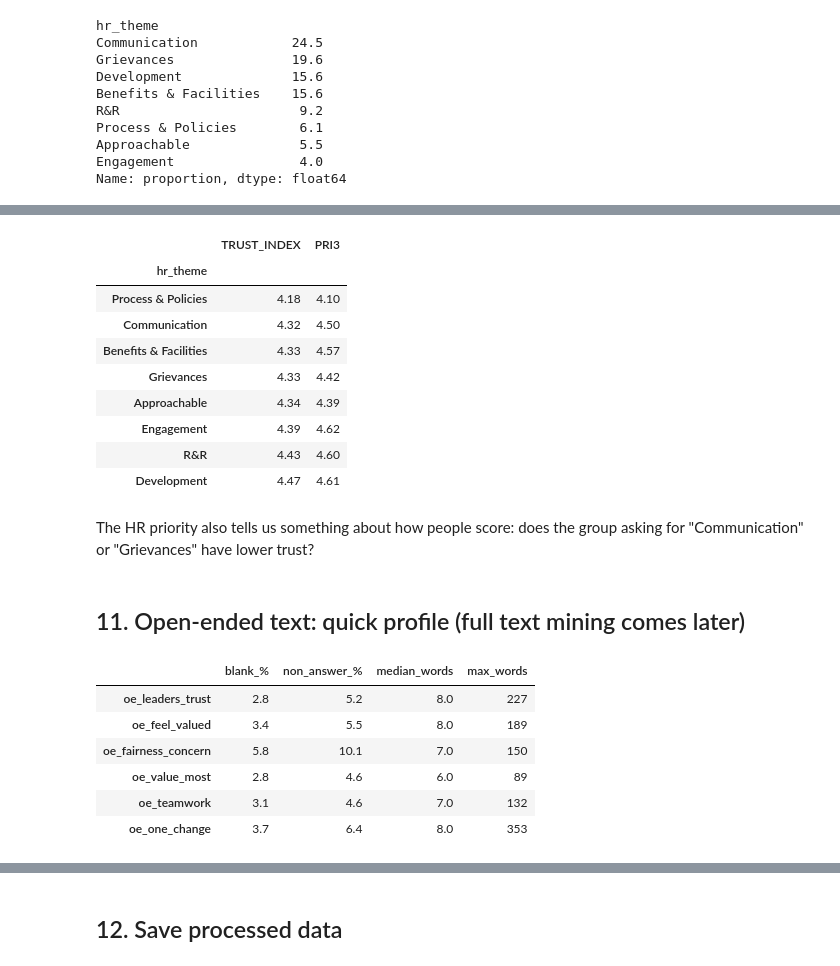
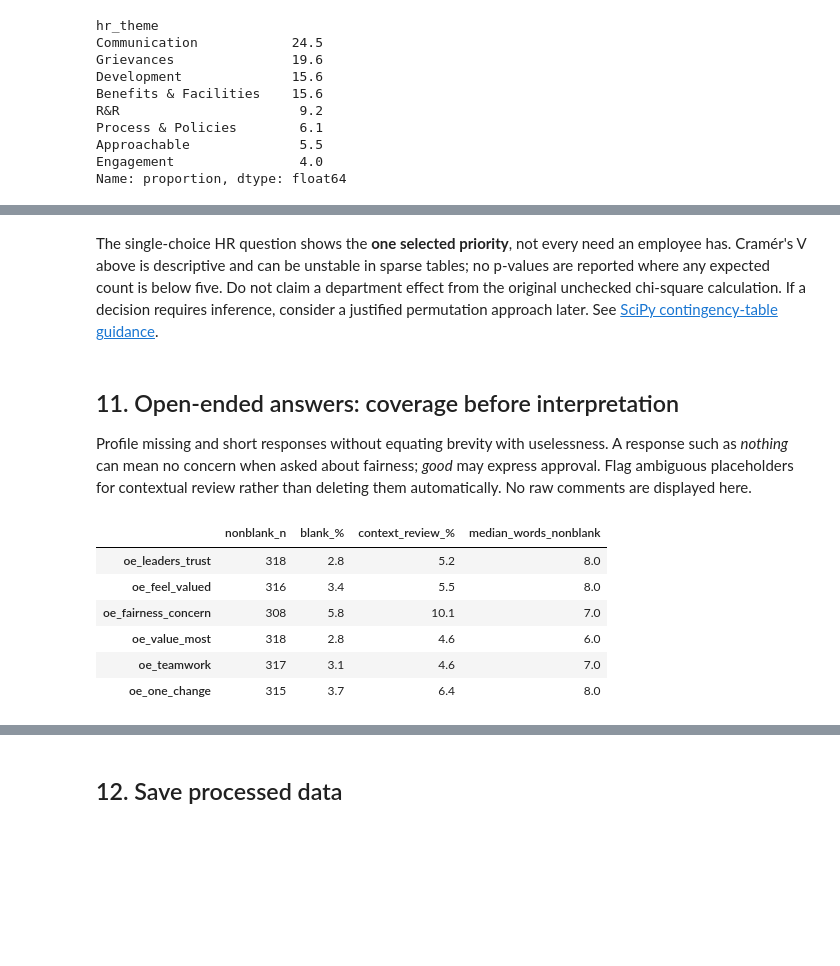
Before and after one commit to Shreyit/peoples_analytics_safewaterlines, a Jupyter notebook: notebooks/00_data_understanding_eda.ipynb, the cells around one changed output, grey strips where cells are left out. Cells and saved outputs as stored; diff of their text form; code cells hidden in the pictures; blank space fills up the shorter version.

```diff
--- a/notebooks/00_data_understanding_eda.ipynb
+++ b/notebooks/00_data_understanding_eda.ipynb
@@ -384,5 +354,5 @@ Name: count, dtype: int64
 for d in DIMS:
     df[d] = df[[f"{d}{i}" for i in range(1, 6)]].mean(axis=1)
 TI_ITEMS = [c for c in ITEMS if not c.startswith("OVR")]
-df["TRUST_INDEX"] = df[TI_ITEMS].mean(axis=1)
+df["CULTURE_MEAN"] = df[TI_ITEMS].mean(axis=1)
 df["fav_pct"] = (df[ITEMS] >= 4).mean(axis=1) * 100
@@ -810,35 +725,25 @@ pd.crosstab(df["tenure"], df["hr_theme"], normalize="index").round(2)
-# %%
-df.groupby("hr_theme")[["TRUST_INDEX", "PRI3"]].mean().round(2).sort_values("TRUST_INDEX")
-# %% [output]
-|  | TRUST_INDEX | PRI3 |
-| hr_theme |  |  |
-| Process & Policies | 4.18 | 4.10 |
-| Communication | 4.32 | 4.50 |
-| Benefits & Facilities | 4.33 | 4.57 |
-| Grievances | 4.33 | 4.42 |
-| Approachable | 4.34 | 4.39 |
-| Engagement | 4.39 | 4.62 |
-| R&R | 4.43 | 4.60 |
-| Development | 4.47 | 4.61 |
 # %% [markdown]
-The HR priority also tells us something about how people score: does the group asking for "Communication" or "Grievances" have lower trust?
+The single-choice HR question shows the **one selected priority**, not every need an employee has. Cramér's V above is descriptive and can be unstable in sparse tables; no p-values are reported where any expected count is below five. Do not claim a department effect from the original unchecked chi-square calculation. If a decision requires inference, consider a justified permutation approach later. See [SciPy contingency-table guidance](https://docs.scipy.org/doc/scipy/reference/generated/scipy.stats.chi2_contingency.html).
 # %% [markdown]
-## 11. Open-ended text: quick profile (full text mining comes later)
+## 11. Open-ended answers: coverage before interpretation
+
+Profile missing and short responses without equating brevity with uselessness. A response such as *nothing* can mean no concern when asked about fairness; *good* may express approval. Flag ambiguous placeholders for contextual review rather than deleting them automatically. No raw comments are displayed here.
 # %%
-txt = df[OE].astype("string").apply(lambda c: c.str.strip())
-EMPTY = r"^(nil|na|n/a|no|none|nothing|ok|okay|yes|good|-|\.|no comments?|nothing to say|all good|no suggestions?)\.?$"
+txt = df[OE].astype("string").apply(lambda c: c.str.strip().replace("", pd.NA))
+PLACEHOLDER = r"^(?:nil|na|n/a|no|none|nothing|ok|okay|yes|good|-|\.|no comments?|nothing to say|all good|no suggestions?)\.?$"
 profile = pd.DataFrame({
+    "nonblank_n": txt.notna().sum(),
     "blank_%": txt.isna().mean() * 100,
-    "non_answer_%": txt.apply(lambda c: c.str.lower().str.fullmatch(EMPTY).fillna(False)).mean() * 100,
-    "median_words": txt.apply(lambda c: c.str.split().str.len()).median(),
-    "max_words": txt.apply(lambda c: c.str.split().str.len()).max(),
-}).round(1)
-profile
+    "context_review_%": txt.apply(
+        lambda c: c.str.lower().str.fullmatch(PLACEHOLDER).fillna(False)).mean() * 100,
+    "median_words_nonblank": txt.apply(lambda c: c.str.split().str.len()).median(),
+})
+display(profile.round(1))
 # %% [output]
-|  | blank_% | non_answer_% | median_words | max_words |
-| oe_leaders_trust | 2.8 | 5.2 | 8.0 | 227 |
-| oe_feel_valued | 3.4 | 5.5 | 8.0 | 189 |
-| oe_fairness_concern | 5.8 | 10.1 | 7.0 | 150 |
-| oe_value_most | 2.8 | 4.6 | 6.0 | 89 |
-| oe_teamwork | 3.1 | 4.6 | 7.0 | 132 |
-| oe_one_change | 3.7 | 6.4 | 8.0 | 353 |
+|  | nonblank_n | blank_% | context_review_% | median_words_nonblank |
+| oe_leaders_trust | 318 | 2.8 | 5.2 | 8.0 |
+| oe_feel_valued | 316 | 3.4 | 5.5 | 8.0 |
+| oe_fairness_concern | 308 | 5.8 | 10.1 | 7.0 |
+| oe_value_most | 318 | 2.8 | 4.6 | 6.0 |
+| oe_teamwork | 317 | 3.1 | 4.6 | 7.0 |
+| oe_one_change | 315 | 3.7 | 6.4 | 8.0 |
```
Also changed, not shown: parts of 72 cells of this notebook, 3 other files.
